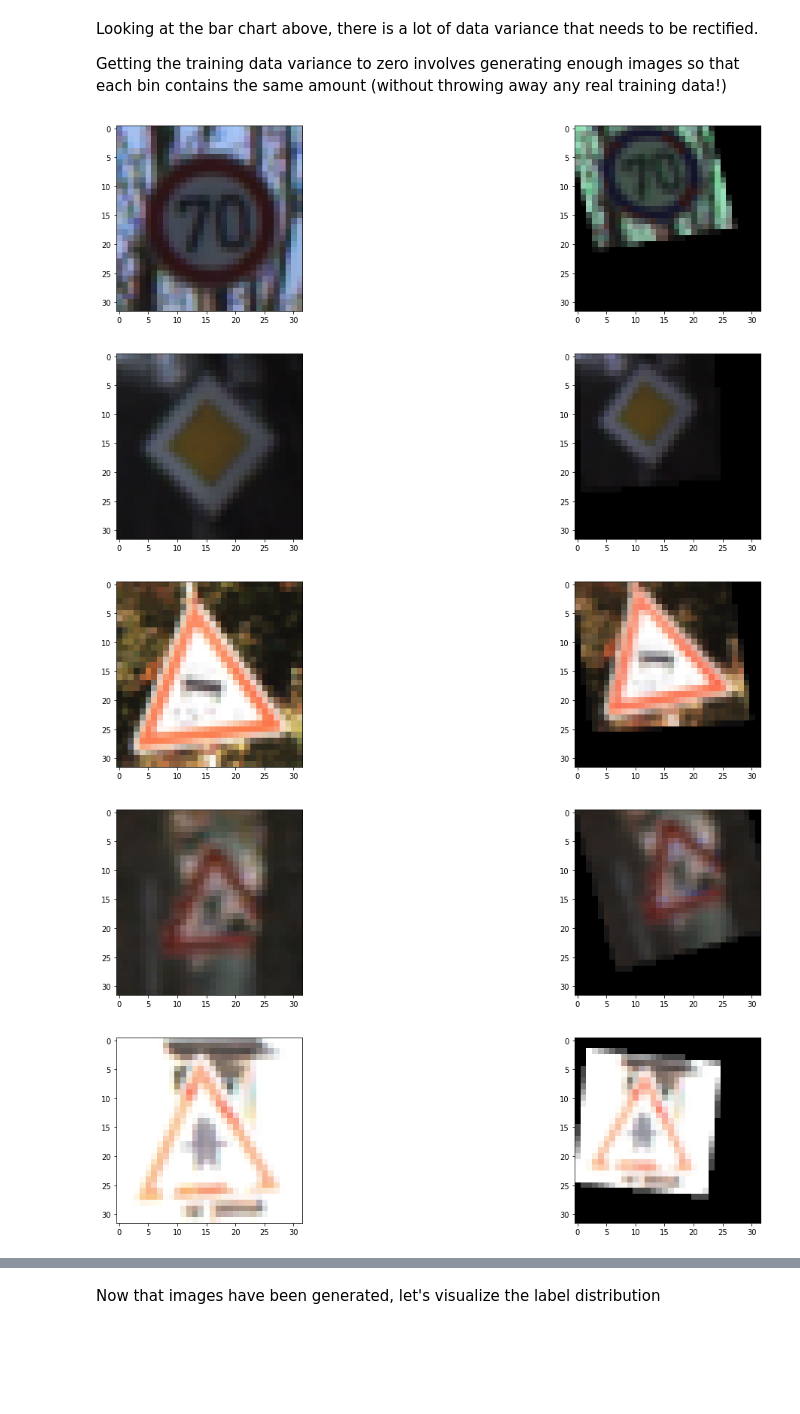
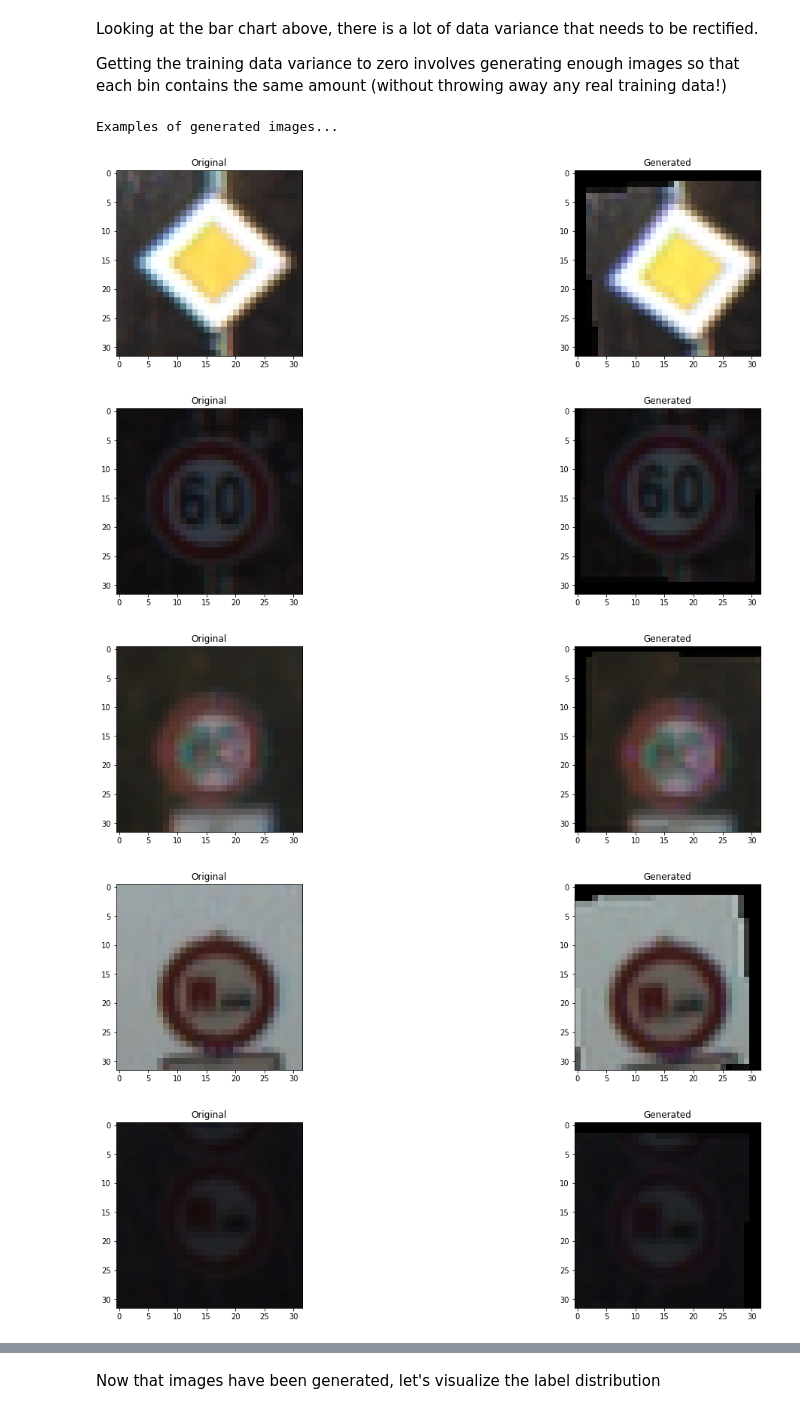
Before and after one commit to KaneRodriguez/CarND-Traffic-Sign-Classifier-Project, a Jupyter notebook: Traffic_Sign_Classifier.ipynb, the cells around one changed output, grey strips where cells are left out. Drawn from its saved outputs; the diff is of its cells as text; code cells hidden in the pictures; blank space fills up the shorter version.

Commit message:
Preparing images for report.

```diff
--- a/Traffic_Sign_Classifier.ipynb
+++ b/Traffic_Sign_Classifier.ipynb
@@ -25,10 +25,11 @@ import pickle
 from sklearn.utils import shuffle
 
 # Training and Testing data downloaded from: https://s3-us-west-1.amazonaws.com/udacity-selfdrivingcar/traffic-signs-data.zip
+# this project assumes it is stored a directory up in a 'data' folder
 
-training_file   = './traffic-signs-data/train.p'
-validation_file = './traffic-signs-data/valid.p'
-testing_file    = './traffic-signs-data/test.p'
+training_file   = '../data/train.p'
+validation_file = '../data/valid.p'
+testing_file    = '../data/test.p'
 
 with open(training_file, mode='rb') as f:
     train = pickle.load(f)
@@ -167,44 +172,37 @@ Getting the training data variance to zero involves generating enough images so
 # %%
 import random
 import cv2
 
 from skimage.feature import corner_harris, corner_subpix, corner_peaks
 from skimage.transform import warp, AffineTransform
+from scipy.ndimage.interpolation import rotate, shift, zoom
 
 # Some ideas:              https://github.com/vxy10/ImageAugmentation
 # Other ways to implement: https://www.scipy-lectures.org/packages/scikit-image/index.html
 
 def createAugmentedImage(img):
     height, width, channels = img.shape
 
     # Convert RGB image to HLS
     hlsImage = cv2.cvtColor(np.copy(img), cv2.COLOR_RGB2HLS)
     # randomly alter the lighting
-    hlsImage[:,:,0] = np.uint8(hlsImage[:,:,0] * random.uniform(0.5, 1.5))
+    hlsImage[:,:,0] = np.uint8(hlsImage[:,:,0] * random.uniform(0.8, 1.2))
     # convert back to rgb
     image = cv2.cvtColor(np.copy(hlsImage), cv2.COLOR_HLS2RGB)
 
-    rotation    = np.deg2rad(random.randint(-15, 15))
-    translation = random.randint(-2, 2)
-    shear       = np.deg2rad(random.randint(-5, 5))
-    scale       = random.uniform(0.7, 0.9)
-    scale = scale, scale
-
-    tform = AffineTransform(scale=scale,
-                            rotation=rotation,
-                            shear=shear,
-                            translation=translation)
-
-    image = warp(image, tform.inverse, output_shape=image.shape)
+    # rotate and shift the image
+    image = rotate(image, random.uniform(-10, 10), reshape=False)
+    image = shift(image, (random.uniform(-2, 2), random.uniform(-2, 2), 0))
 
     return image
 
 print("Examples of generated images...")
 for i in range(5):
     plotImages(images=[X_train[i], createAugmentedImage(X_train[i])], titles=["Original", "Generated"], columns=2)
 # %% [output]
+Examples of generated images...
-[figure, old version]
+[figure, new version]
-[figure, old version]
+[figure, new version]
-[figure, old version]
+[figure, new version]
-[figure, old version]
+[figure, new version]
-[figure, old version]
+[figure, new version]
```
Also changed, not shown: parts of 19 cells of this notebook, 14 other files.
